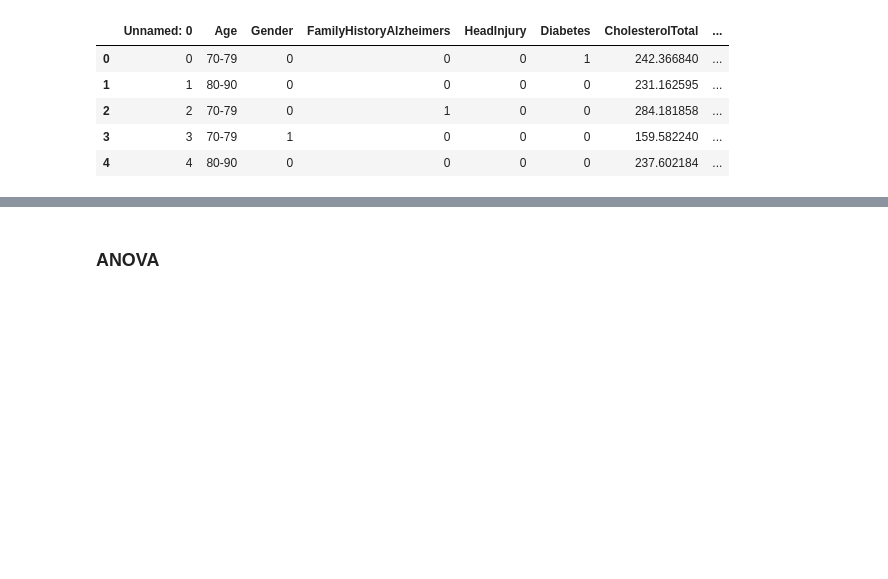
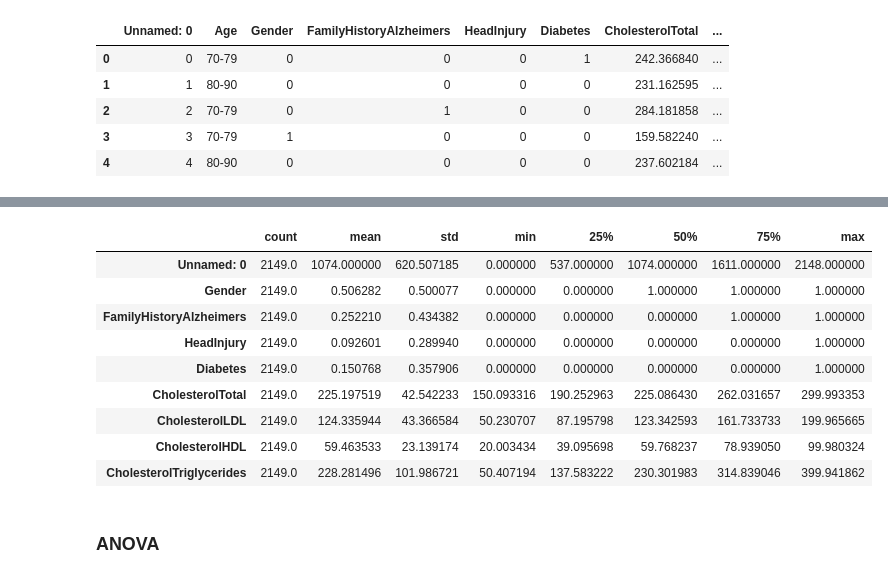
Before and after one commit to Bioestadistica-2025-2/Proyecto-Final, a Jupyter notebook: final_code.ipynb, the cells around one changed output, grey strips where cells are left out. Cells and saved outputs as stored; diff of their text form; code cells hidden in the pictures; blank space fills up the shorter version.

```diff
--- a/final_code.ipynb
+++ b/final_code.ipynb
@@ -234,3 +143,16 @@ def anova_bootstrap_stratified(
+# %%
+df.describe().T
+# %% [output]
+|  | count | mean | std | min | 25% | 50% | 75% | max |
+| Unnamed: 0 | 2149.0 | 1074.000000 | 620.507185 | 0.000000 | 537.000000 | 1074.000000 | 1611.000000 | 2148.000000 |
+| Gender | 2149.0 | 0.506282 | 0.500077 | 0.000000 | 0.000000 | 1.000000 | 1.000000 | 1.000000 |
+| FamilyHistoryAlzheimers | 2149.0 | 0.252210 | 0.434382 | 0.000000 | 0.000000 | 0.000000 | 1.000000 | 1.000000 |
+| HeadInjury | 2149.0 | 0.092601 | 0.289940 | 0.000000 | 0.000000 | 0.000000 | 0.000000 | 1.000000 |
+| Diabetes | 2149.0 | 0.150768 | 0.357906 | 0.000000 | 0.000000 | 0.000000 | 0.000000 | 1.000000 |
+| CholesterolTotal | 2149.0 | 225.197519 | 42.542233 | 150.093316 | 190.252963 | 225.086430 | 262.031657 | 299.993353 |
+| CholesterolLDL | 2149.0 | 124.335944 | 43.366584 | 50.230707 | 87.195798 | 123.342593 | 161.733733 | 199.965665 |
+| CholesterolHDL | 2149.0 | 59.463533 | 23.139174 | 20.003434 | 39.095698 | 59.768237 | 78.939050 | 99.980324 |
+| CholesterolTriglycerides | 2149.0 | 228.281496 | 101.986721 | 50.407194 | 137.583222 | 230.301983 | 314.839046 | 399.941862 |
 # %% [markdown]
 ### ANOVA
 # %%
```
Also changed, not shown: parts of 18 cells of this notebook, 4 other files.
